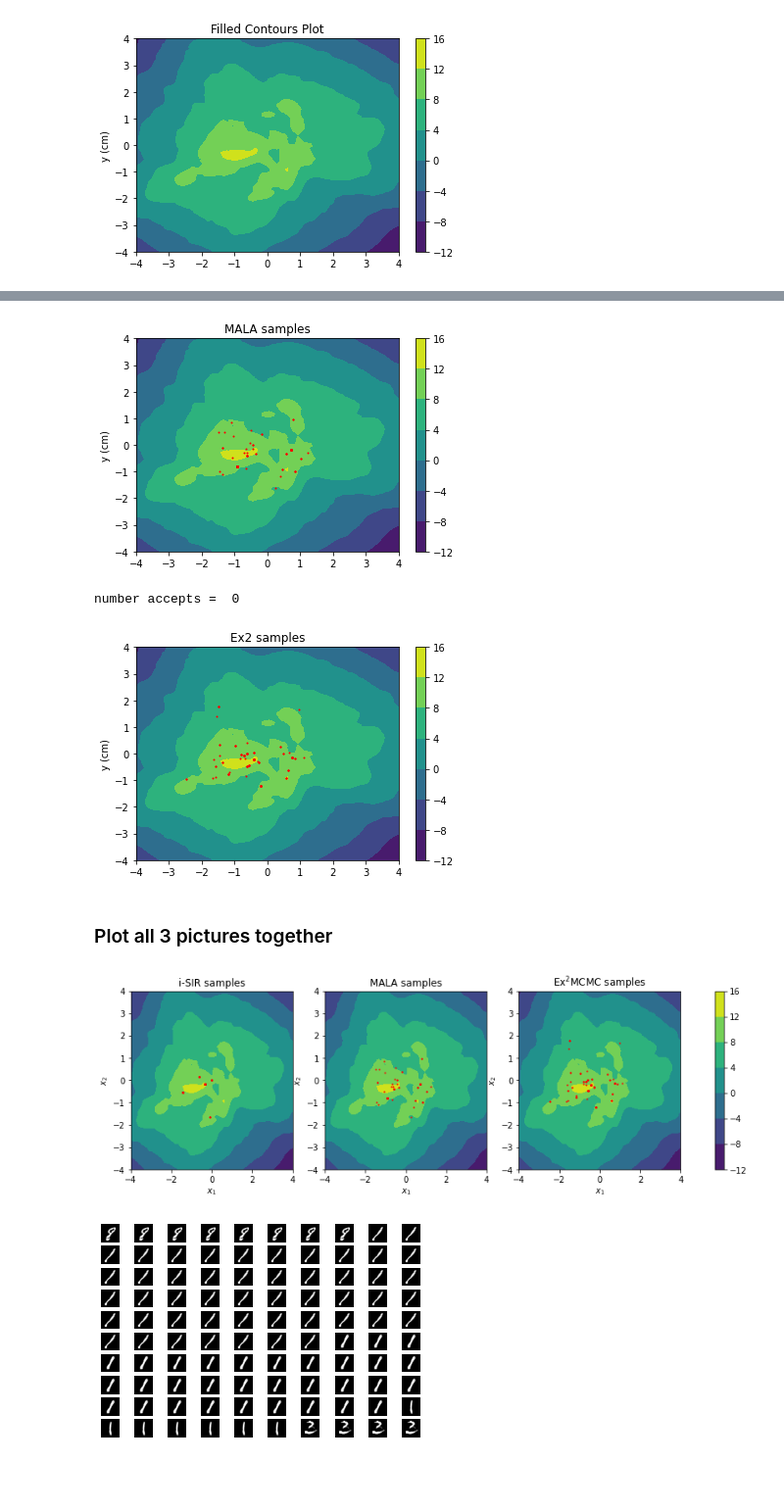
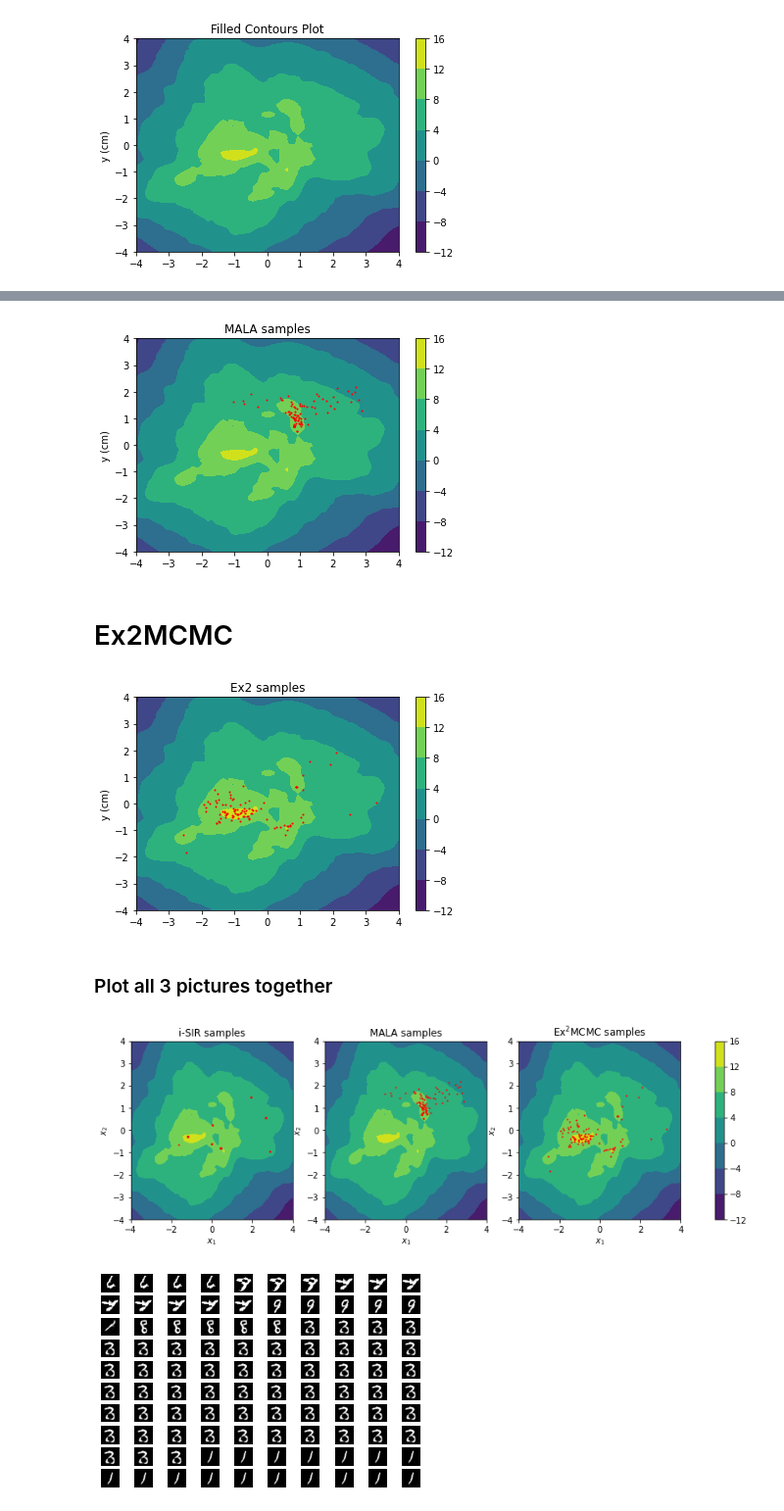
Before and after one commit to svsamsonov/ex2mcmc_new, a Jupyter notebook: mnist_2d_experiments/WGAN_samples.ipynb, the cells around one changed output, grey strips where cells are left out. Shown at 98% size. Saved outputs shown, nothing was run; the diff lists cells and outputs as text; code cells hidden in the pictures; blank space fills up the shorter version.

Commit message:
2d MNIST exps

```diff
--- a/mnist_2d_experiments/WGAN_samples.ipynb
+++ b/mnist_2d_experiments/WGAN_samples.ipynb
@@ -115,3 +102,17 @@ for i in tqdm.tqdm(range(N_samples)):
+# %%
+from torch.distributions import MultivariateNormal
+
+sigma_isir = 3.0
+isir_proposal = MultivariateNormal(
+    torch.zeros(lat_size).to(device),
+    (sigma_isir ** 2) * torch.eye(lat_size).to(device))
+
+N_particles = 2
+N_steps = 100
+
+Samples_isir = i_sir(log_target_dens=log_target_dens, x0=x0, N_steps=N_steps, N_part=N_particles, isir_proposal=isir_proposal)
+
+energies_isir = -log_target_dens(Samples_isir.reshape(-1, lat_size)).reshape(N_samples, N_steps + 1).cpu()
 # %%
 fig,ax=plt.subplots(1,1)
 cp = ax.contourf(X, Y, dens_vals)
@@ -145,38 +141,46 @@ number accepts =  0
 fig,ax=plt.subplots(1,1)
 cp = ax.contourf(X, Y, dens_vals)
 fig.colorbar(cp) # Add a colorbar to a plot
-ax.scatter(Samples_mala[:,0],Samples_mala[:,1], s=1, c='r')
+ax.scatter(Samples_mala[0, :, 0],Samples_mala[0, :, 1], s=1, c='r')
 ax.set_title('MALA samples')
 #ax.set_xlabel('x (cm)')
 ax.set_ylabel('y (cm)')
 plt.show()
 # %% [output]
-[figure, old version]
+[figure, new version]
+# %% [markdown]
+# Ex2MCMC
 # %%
-### sample ex2mcmc
-Samples_ex2 = np.zeros((N_samples,2),dtype = float)
-x0 = np.zeros(2)
-x_cur = x0
-n_accepts = 0
-np.random.seed(42)
+N_steps = 100
 
-for i in tqdm.tqdm(range(N_samples)):
-    x_cur = ex2_mcmc(log_target_dens, grad_log_target_dens, logp_mala, log_dens_isir, x_cur,N_particles,sigma_isir,gamma,N_steps_mala, n_accepts)
-    Samples_ex2[i] = x_cur
-print("number accepts = ",n_accepts)
+sigma_isir = 3.0
+isir_proposal = MultivariateNormal(
+    torch.zeros(lat_size).to(device),
+    (sigma_isir ** 2) * torch.eye(lat_size).to(device))
+
+N_particles = 10
+
+gamma = 2e-2
+mala_iters = 3
+
+stats = {'n_accepts': 0}
+
+Samples_ex2 = ex2_mcmc(log_target_dens=log_target_dens, x0=x0, N_steps=N_steps,
+                       N_part=N_particles, isir_proposal=isir_proposal ,
+                       gamma=gamma, mala_iters=mala_iters, stats=stats)
+
+energies_ex2 = -log_target_dens(Samples_ex2.reshape(-1, lat_size)).reshape(N_samples, N_steps + 1).cpu()
-# %% [output]
-number accepts =  0
 # %%
 fig,ax=plt.subplots(1,1)
 cp = ax.contourf(X, Y, dens_vals)
 fig.colorbar(cp) # Add a colorbar to a plot
-ax.scatter(Samples_ex2[:,0],Samples_ex2[:,1], s=1, c='r')
+ax.scatter(Samples_ex2[0, :,0],Samples_ex2[0, :,1], s=1, c='r')
 ax.set_title('Ex2 samples')
 #ax.set_xlabel('x (cm)')
 ax.set_ylabel('y (cm)')
 plt.show()
 # %% [output]
-[figure, old version]
+[figure, new version]
 # %% [markdown]
 ### Plot all 3 pictures together
 # %%
@@ -186,31 +190,31 @@ im = ax[1].contourf(X, Y, dens_vals)
 im = ax[2].contourf(X, Y, dens_vals)
 fig.colorbar(im, ax=ax.flat) # Add a colorbar to a plot
 #i-sir plots
-ax[0].scatter(Samples_isir[:,0],Samples_isir[:,1], s=1, c='r')
+ax[0].scatter(Samples_isir[0, :,0],Samples_isir[0, :,1], s=1, c='r')
 ax[0].set_title('i-SIR samples')
 ax[0].set_xlabel('$x_1$')
 ax[0].set_ylabel('$x_2$')
 #mala samples
-ax[1].scatter(Samples_mala[:,0],Samples_mala[:,1], s=1, c='r')
+ax[1].scatter(Samples_mala[0, :,0],Samples_mala[0, :,1], s=1, c='r')
 ax[1].set_title('MALA samples')
 ax[1].set_xlabel('$x_1$')
 ax[1].set_ylabel('$x_2$')
 #ex2-mcmc samples
-ax[2].scatter(Samples_ex2[:,0],Samples_ex2[:,1], s=1, c='r')
+ax[2].scatter(Samples_ex2[0, :,0],Samples_ex2[0, :,1], s=1, c='r')
 ax[2].set_title('Ex$^2$MCMC samples')
 ax[2].set_xlabel('$x_1$')
 ax[2].set_ylabel('$x_2$')
 plt.savefig("./figs/wgan_2d_lat_samples.pdf", format="pdf", bbox_inches="tight")
 plt.show()
 # %% [output]
-[figure, old version]
+[figure, new version]
 # %%
-sampled_mnist = gen_mnist(torch.FloatTensor(Samples_isir))
+sampled_mnist = gen_mnist(torch.FloatTensor(Samples_isir[0]))
 
 for i in range(100):
     plt.subplot(10, 10, i + 1)
     plt.axis('off')
     plt.imshow(sampled_mnist[i, 0].detach().cpu().numpy(), cmap='gray')
 # %% [output]
-[figure, old version]
+[figure, new version]
 # %%
```
Also changed, not shown: parts of 13 cells of this notebook, 4 other files.
